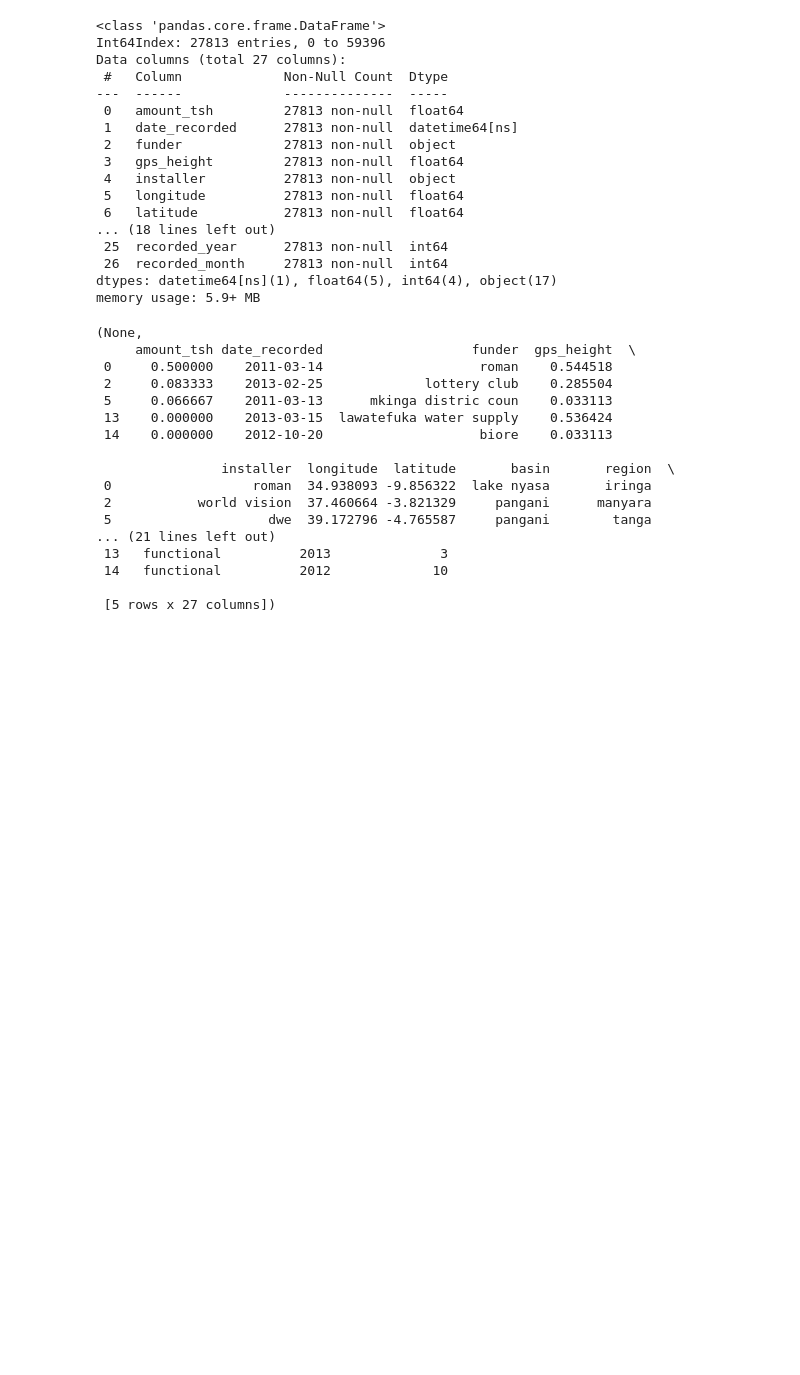
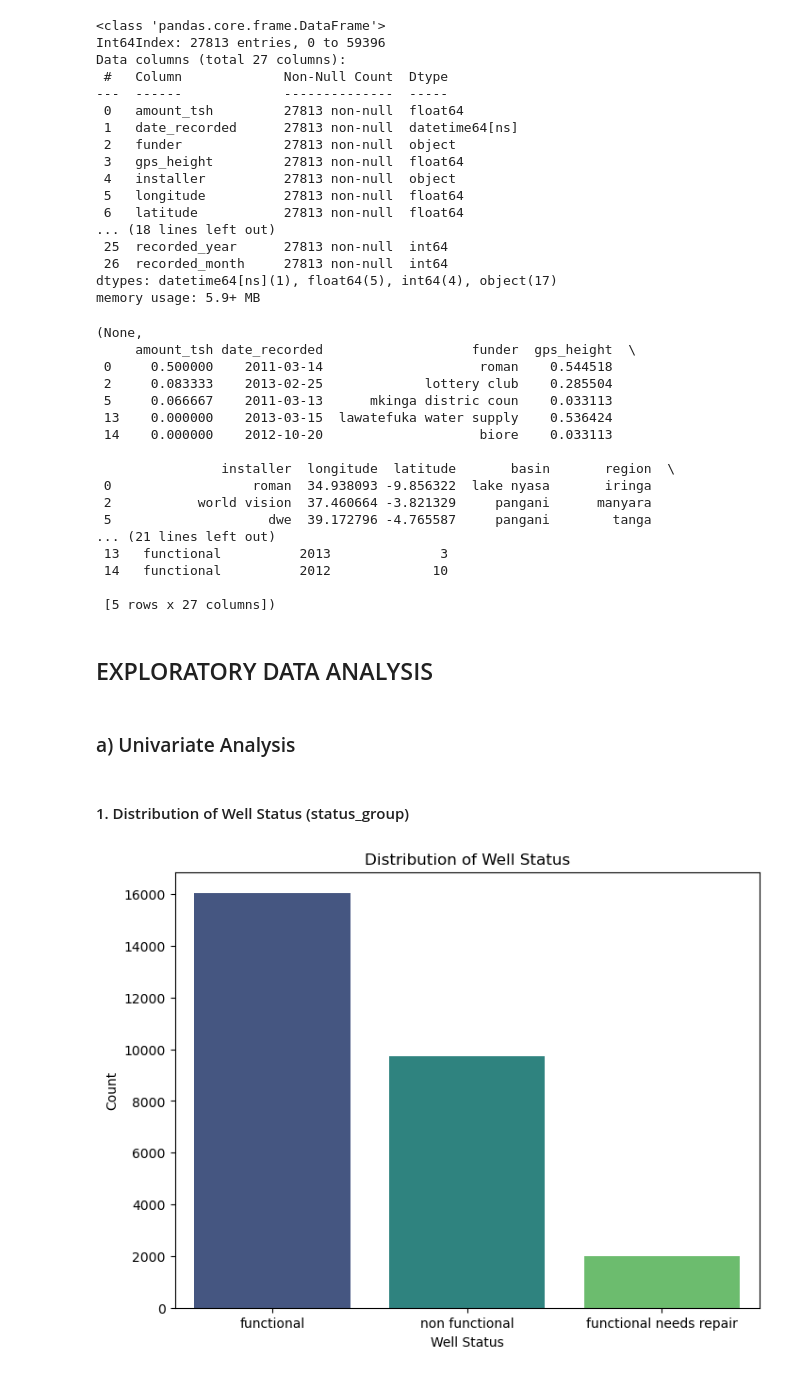
Before and after one commit to dennis2440/dsc-phase-3-project, a Jupyter notebook: Projetct.ipynb, the cells around one changed output. Saved outputs shown, nothing was run; the diff lists cells and outputs as text; code cells hidden in the pictures; blank space fills up the shorter version.

```diff
--- a/Projetct.ipynb
+++ b/Projetct.ipynb
@@ -250,3 +250,19 @@ memory usage: 5.9+ MB
  14   functional          2012             10
 
  [5 rows x 27 columns])
+# %% [markdown]
+## EXPLORATORY DATA ANALYSIS
+# %% [markdown]
+### a) Univariate Analysis
+# %% [markdown]
+#### 1. Distribution of Well Status (status_group)
+# %%
+# Distribution of Well Status
+plt.figure(figsize=(8, 6))
+sns.countplot(data=data, x='status_group', palette='viridis')
+plt.title('Distribution of Well Status')
+plt.xlabel('Well Status')
+plt.ylabel('Count')
+plt.show()
+# %% [output]
+[figure, added]
```
Also changed, not shown: parts of 24 cells of this notebook.
